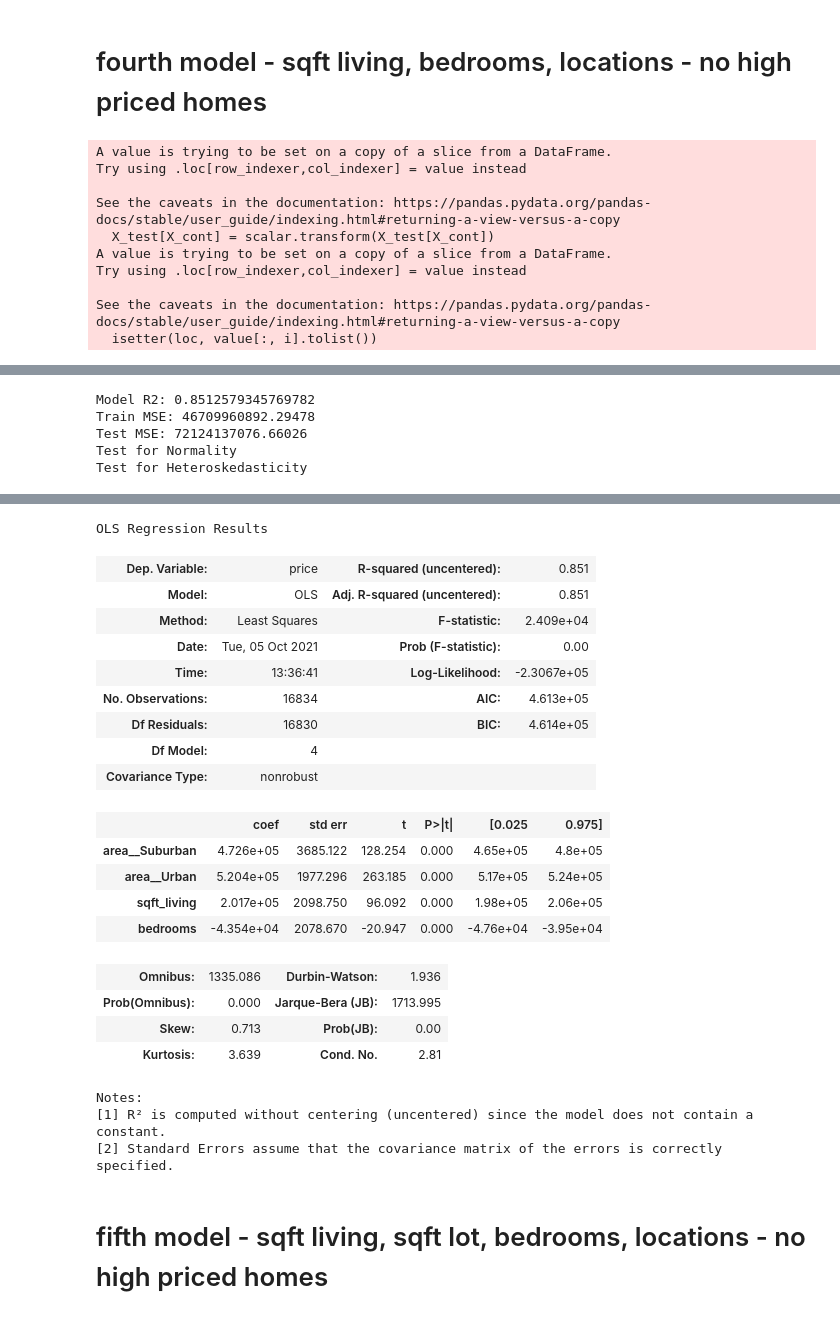
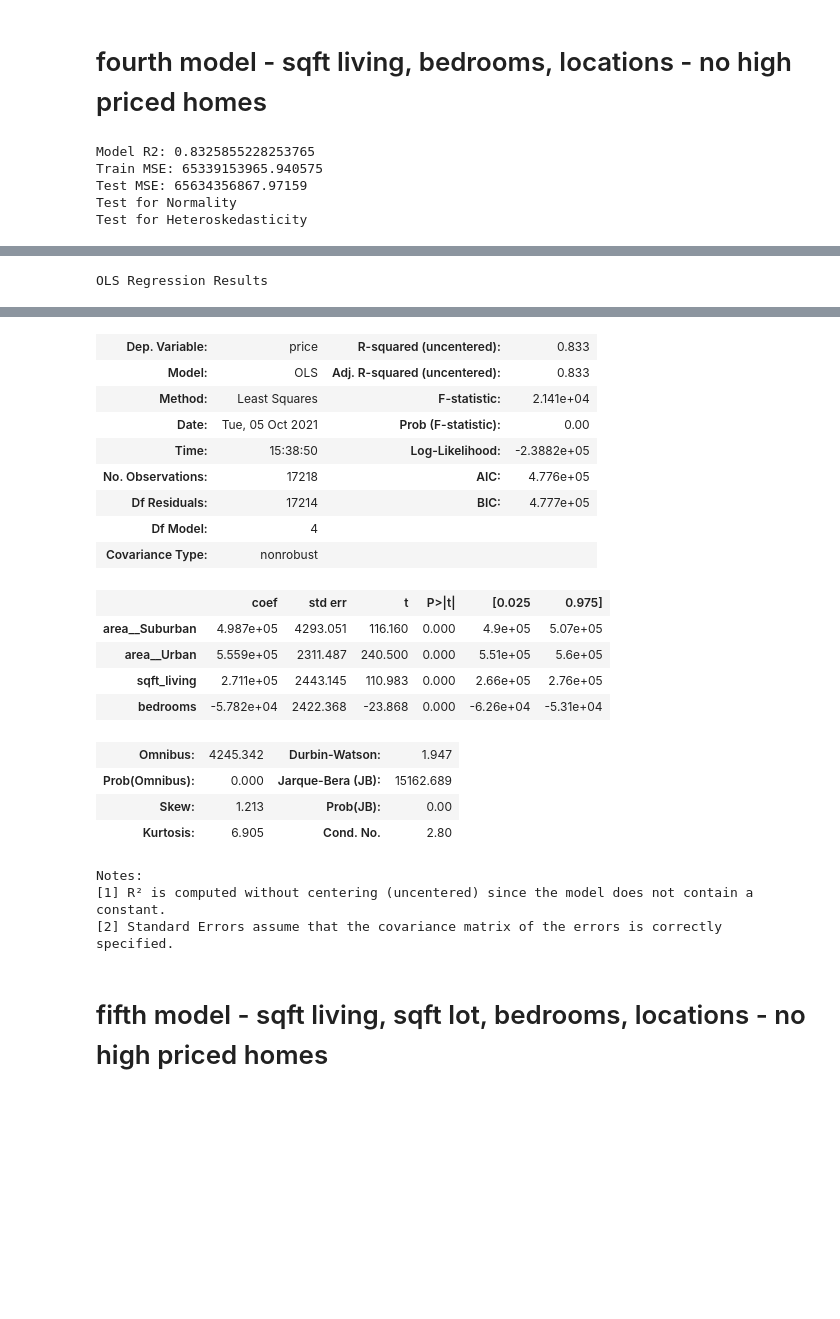
Before and after one commit to Sombrero7/project2, a Jupyter notebook: data_preprocessing-noble.ipynb, the cells around one changed output, grey strips where cells are left out. Saved outputs shown, nothing was run; the diff lists cells and outputs as text; code cells hidden in the pictures; blank space fills up the shorter version.

```diff
--- a/data_preprocessing-noble.ipynb
+++ b/data_preprocessing-noble.ipynb
@@ -687,23 +687,25 @@ y_df = master_df['price']
 
 X_train, X_test, y_train, y_test = train_test_split(X_df, y_df, test_size=0.2, random_state=69)
 
-#filtering out the high priced homes. we want the lower 97.5%
+#filtering out the high priced homes. we want the lower 99.7%
 train = pd.concat([X_train, y_train], axis=1)
-price_cutoff = train['price'].quantile(0.975)
+test = pd.concat([X_test, y_test], axis=1)
+
+price_cutoff = train['price'].quantile(0.997)
 train = train[train['price'] < price_cutoff]
+test = test[test['price'] < price_cutoff]
+
 X_train = train.drop(columns='price')
 y_train = train['price']
 
+X_test = test.drop(columns='price')
+y_test = test['price']
+
 third_model = model_maker(X_train, X_test, y_train, y_test, features_of_interest)
 third_model.summary()
 # %% [output]
-A value is trying to be set on a copy of a slice from a DataFrame.
-Try using .loc[row_indexer,col_indexer] = value instead
-
-See the caveats in the documentation: https://pandas.pydata.org/pandas-docs/stable/user_guide/indexing.html#returning-a-view-versus-a-copy
-  X_test[X_cont] = scalar.transform(X_test[X_cont])
-A value is trying to be set on a copy of a slice from a DataFrame.
-Try using .loc[row_indexer,col_indexer] = value instead
-
-See the caveats in the documentation: https://pandas.pydata.org/pandas-docs/stable/user_guide/indexing.html#returning-a-view-versus-a-copy
-  isetter(loc, value[:, i].tolist())
+Model R2: 0.8325855228253765
+Train MSE: 65339153965.940575
+Test MSE: 65634356867.97159
+Test for Normality
+Test for Heteroskedasticity
@@ -710,5 +713 @@ See the caveats in the documentation: https://pandas.pydata.org/pandas-docs/stab
-Model R2: 0.8512579345769782
-Train MSE: 46709960892.29478
-Test MSE: 72124137076.66026
-Test for Normality
-Test for Heteroskedasticity
+OLS Regression Results
@@ -716,24 +714,23 @@ Test for Heteroskedasticity
-OLS Regression Results
-| Dep. Variable: | price | R-squared (uncentered): | 0.851 |
-| Model: | OLS | Adj. R-squared (uncentered): | 0.851 |
-| Method: | Least Squares | F-statistic: | 2.409e+04 |
+| Dep. Variable: | price | R-squared (uncentered): | 0.833 |
+| Model: | OLS | Adj. R-squared (uncentered): | 0.833 |
+| Method: | Least Squares | F-statistic: | 2.141e+04 |
 | Date: | Tue, 05 Oct 2021 | Prob (F-statistic): | 0.00 |
-| Time: | 13:36:41 | Log-Likelihood: | -2.3067e+05 |
-| No. Observations: | 16834 | AIC: | 4.613e+05 |
-| Df Residuals: | 16830 | BIC: | 4.614e+05 |
+| Time: | 15:38:50 | Log-Likelihood: | -2.3882e+05 |
+| No. Observations: | 17218 | AIC: | 4.776e+05 |
+| Df Residuals: | 17214 | BIC: | 4.777e+05 |
 | Df Model: | 4 |  |  |
 | Covariance Type: | nonrobust |  |  |
 |  | coef | std err | t | P>|t| | [0.025 | 0.975] |
-| area__Suburban | 4.726e+05 | 3685.122 | 128.254 | 0.000 | 4.65e+05 | 4.8e+05 |
-| area__Urban | 5.204e+05 | 1977.296 | 263.185 | 0.000 | 5.17e+05 | 5.24e+05 |
-| sqft_living | 2.017e+05 | 2098.750 | 96.092 | 0.000 | 1.98e+05 | 2.06e+05 |
-| bedrooms | -4.354e+04 | 2078.670 | -20.947 | 0.000 | -4.76e+04 | -3.95e+04 |
+| area__Suburban | 4.987e+05 | 4293.051 | 116.160 | 0.000 | 4.9e+05 | 5.07e+05 |
+| area__Urban | 5.559e+05 | 2311.487 | 240.500 | 0.000 | 5.51e+05 | 5.6e+05 |
+| sqft_living | 2.711e+05 | 2443.145 | 110.983 | 0.000 | 2.66e+05 | 2.76e+05 |
+| bedrooms | -5.782e+04 | 2422.368 | -23.868 | 0.000 | -6.26e+04 | -5.31e+04 |
-| Omnibus: | 1335.086 | Durbin-Watson: | 1.936 |
-| Prob(Omnibus): | 0.000 | Jarque-Bera (JB): | 1713.995 |
-| Skew: | 0.713 | Prob(JB): | 0.00 |
-| Kurtosis: | 3.639 | Cond. No. | 2.81 |
+| Omnibus: | 4245.342 | Durbin-Watson: | 1.947 |
+| Prob(Omnibus): | 0.000 | Jarque-Bera (JB): | 15162.689 |
+| Skew: | 1.213 | Prob(JB): | 0.00 |
+| Kurtosis: | 6.905 | Cond. No. | 2.80 |
-Notes:
-[1] R² is computed without centering (uncentered) since the model does not contain a constant.
-[2] Standard Errors assume that the covariance matrix of the errors is correctly specified.
+Notes:
+[1] R² is computed without centering (uncentered) since the model does not contain a constant.
+[2] Standard Errors assume that the covariance matrix of the errors is correctly specified.
 # %% [markdown]
 # fifth model - sqft living, sqft lot, bedrooms, locations - no high priced homes
```
Also changed, not shown: parts of 11 cells of this notebook.
